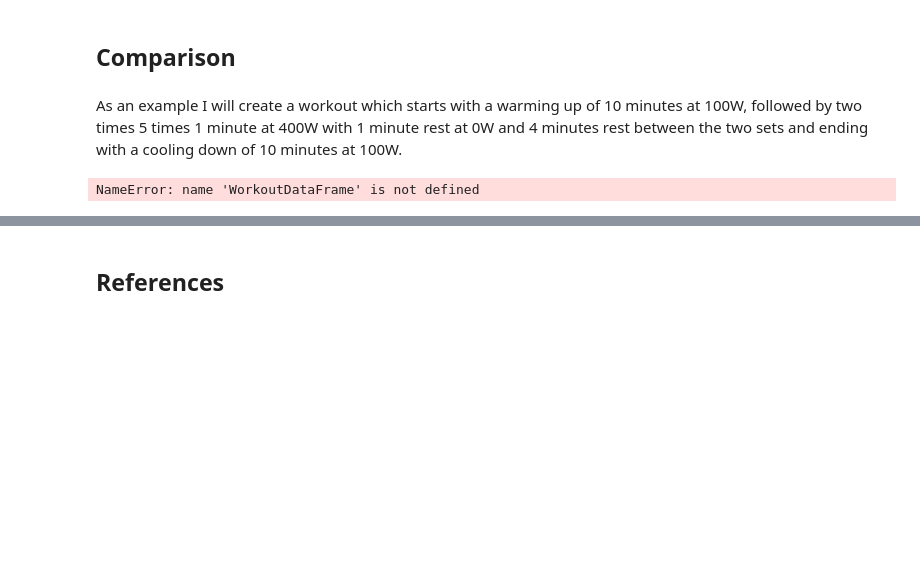
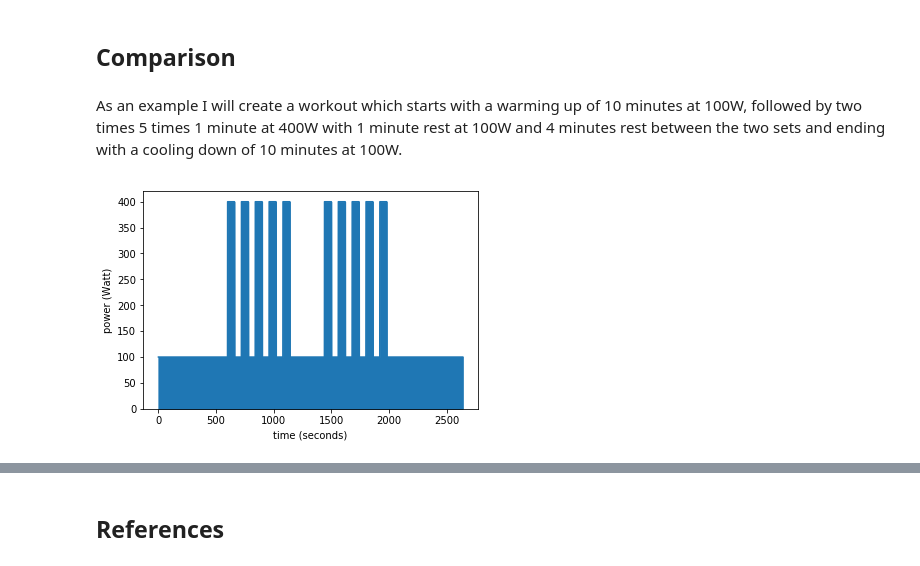
Before and after one commit to AartGoossens/publications, a Jupyter notebook: w_balance_algorithms/article.ipynb, the cells around one changed output, grey strips where cells are left out. Saved outputs shown, nothing was run; the diff lists cells and outputs as text; code cells hidden in the pictures; blank space fills up the shorter version.

```diff
--- a/w_balance_algorithms/article.ipynb
+++ b/w_balance_algorithms/article.ipynb
@@ -67,17 +65,21 @@ W'_{bal}(t) =
 # %% [markdown]
 ## Comparison
 # %% [markdown]
-As an example I will create a workout which starts with a warming up of 10 minutes at 100W, followed by two times 5 times 1 minute at 400W with 1 minute rest at 0W and 4 minutes rest between the two sets and ending with a cooling down of 10 minutes at 100W.
+As an example I will create a workout which starts with a warming up of 10 minutes at 100W, followed by two times 5 times 1 minute at 400W with 1 minute rest at 100W and 4 minutes rest between the two sets and ending with a cooling down of 10 minutes at 100W.
 # %%
 warming_up = [100] * 600
-intervals = ([400]*60 + [0]*60)*5 + [0]*240 + ([400]*60 + [0]*60)*5
+intervals = ([400]*60 + [100]*60)*5 + [100]*240 + ([400]*60 + [100]*60)*5
 cooling_down = [100] * 600
 
 wdf = WorkoutDataFrame(dict(
     power=warming_up + intervals + cooling_down
 ))
 wdf.athlete = Athlete(cp=350, w_prime=20000)
-# %% [output]
-NameError: name 'WorkoutDataFrame' is not defined
+# %%
+fig_power = wdf.power.plot.area()
+fig_power.set_ylabel('power (Watt)');
+fig_power.set_xlabel('time (seconds)');
+# %% [output]
+[figure, added]
 # %%
 wdf = wdf.assign(
```
Also changed, not shown: parts of 13 cells of this notebook.
